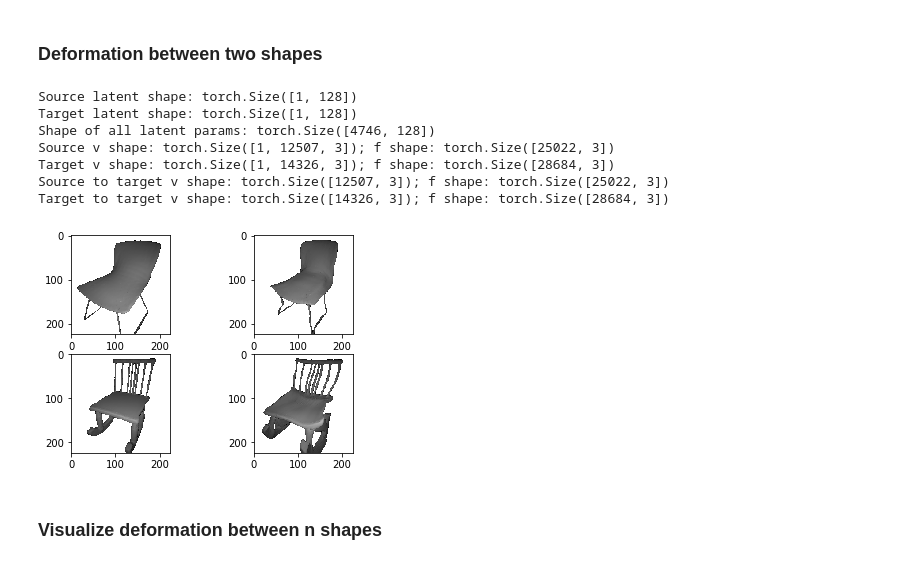
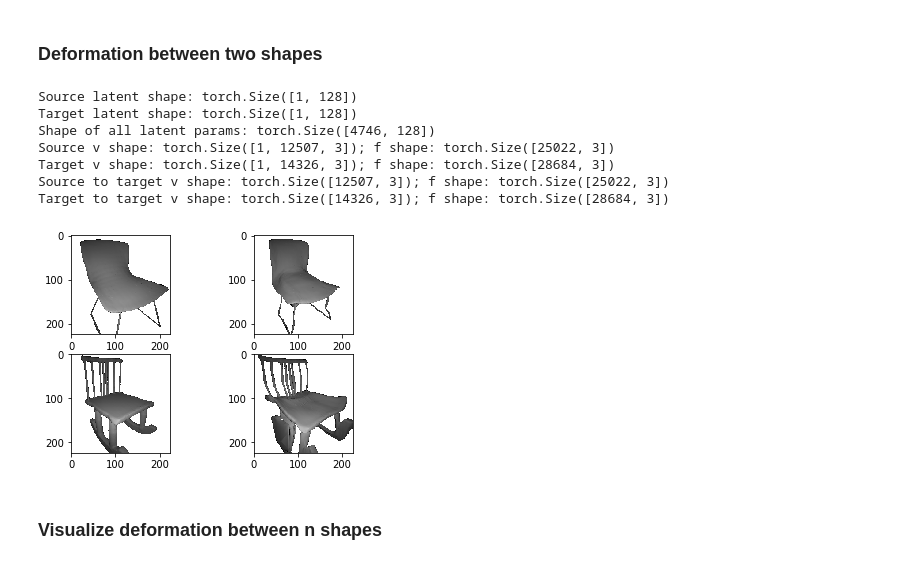
Before and after one commit to maxjiang93/ShapeFlow, a Jupyter notebook: visualize_deformer.ipynb, the cells around one changed output. Saved outputs shown, nothing was run; the diff lists cells and outputs as text; code cells hidden in the pictures.

```diff
--- a/visualize_deformer.ipynb
+++ b/visualize_deformer.ipynb
@@ -21,7 +21,7 @@ from deepdeform.layers.deformation_layer import NeuralFlowDeformer
 # run_dir = "runs/symm_lat256_nosign_b32"  # "runs/pretrained_ckpt"
 run_dir = "runs/pretrained_symm128"
 checkpoint = "checkpoint_latest.pth.tar_deepdeform_100.pth.tar"  # "checkpoint_latest.pth.tar_deepdeform_034.pth.tar" #  "checkpoint_latest.pth.tar_deepdeform_100.pth.tar"
-device = torch.device("cuda")
+device = torch.device("cuda:1")
 # %% [markdown]
 ### Setup
 # %%
@@ -69,16 +66,16 @@ print(val_.detach().cpu().numpy())
 # %%
-# plot vector field
-lat = torch.randn(1, args.lat_dims).to(device)
-deformer.net.update_latents(torch.stack([lat, lat+0.01], dim=1))
+# # plot vector field
+# lat = torch.randn(1, args.lat_dims).to(device)
+# deformer.net.update_latents(torch.stack([lat, lat+0.01], dim=1))
 
-# query location
-xyz = torch.stack(torch.meshgrid(torch.linspace(-.5, .5, 11),
-                                 torch.linspace(-.5, .5, 11),
-                                 torch.linspace(-.5, .5, 11)), dim=-1).reshape([1, -1, 3])
-vel = deformer.net(torch.tensor([.5]).to(device), xyz.to(device))
-vel = vel.reshape([11, 11, 11, 3]).detach().cpu().numpy()
-xyz = xyz.detach().cpu().numpy()
-xyz = xyz.reshape([11, 11, 11, 3])
+# # query location
+# xyz = torch.stack(torch.meshgrid(torch.linspace(-.5, .5, 11),
+#                                  torch.linspace(-.5, .5, 11),
+#                                  torch.linspace(-.5, .5, 11)), dim=-1).reshape([1, -1, 3])
+# vel = deformer.net(torch.tensor([.5]).to(device), xyz.to(device))
+# vel = vel.reshape([11, 11, 11, 3]).detach().cpu().numpy()
+# xyz = xyz.detach().cpu().numpy()
+# xyz = xyz.reshape([11, 11, 11, 3])
 
-x, y, z = xyz[..., 0], xyz[..., 1], xyz[..., 2]
-u, v, w = vel[..., 0], vel[..., 1], vel[..., 2]
+# x, y, z = xyz[..., 0], xyz[..., 1], xyz[..., 2]
+# u, v, w = vel[..., 0], vel[..., 1], vel[..., 2]
@@ -106,5 +94,11 @@ plt.show()
 # %% [markdown]
 ### Deformation between two shapes
+# %%
+# Rendering view point
+eye_1 = [.8, .4, .5]
+eye_2 = [.3, .4, .9]
+center = [0, 0, 0]
+up = [0, 1, 0]
 # %%
 # pick source and target (between 0 and 4745)
 source_idx = 0
@@ -140,38 +134,40 @@ with torch.no_grad():  # no need grad for inference
     v_tar_to_src = deformer(v_target, lat_path(target_latent, source_latent))[0]  # target to source
 print(f"Source to target v shape: {v_src_to_tar.shape}; f shape: {f_source.shape}")
 print(f"Target to target v shape: {v_tar_to_src.shape}; f shape: {f_target.shape}")
 
 
 # convert to numpy
 v_src_to_tar = v_src_to_tar.detach().cpu().numpy()
 v_tar_to_src = v_tar_to_src.detach().cpu().numpy()
 v_src = v_source[0].detach().cpu().numpy()
 v_tar = v_target[0].detach().cpu().numpy()
 f_src = f_source.detach().cpu().numpy()
 f_tar = f_target.detach().cpu().numpy()
 
 # render and visualize
-img_src, _ = render.render_vf(v_src, f_src, color=[1.,1.,1.], res=(224,224))
-img_tar, _ = render.render_vf(v_tar, f_tar, color=[1.,1.,1.], res=(224,224))
-img_src_to_tar, _ = render.render_vf(v_src_to_tar, f_src, color=[1.,1.,1.], res=(224,224))
-img_tar_to_src, _ = render.render_vf(v_tar_to_src, f_tar, color=[1.,1.,1.], res=(224,224))
+img_src, _, _, _ = render.render_trimesh(trimesh.Trimesh(v_src, f_src), eye_1, center, up, res=(224,224))
+img_tar, _, _, _ = render.render_trimesh(trimesh.Trimesh(v_tar, f_tar), eye_1, center, up, res=(224,224))
+img_src_to_tar, _, _, _ = render.render_trimesh(trimesh.Trimesh(v_src_to_tar, f_src),
+                                                eye_1, center, up, res=(224,224))
+img_tar_to_src, _, _, _ = render.render_trimesh(trimesh.Trimesh(v_tar_to_src, f_tar),
+                                                eye_1, center, up, res=(224,224))
 
 # plot renderings
 fig, axes = plt.subplots(ncols=2, nrows=2)
 axes[0, 0].imshow(img_src)
 axes[1, 0].imshow(img_tar)
 axes[0, 1].imshow(img_src_to_tar)
 axes[1, 1].imshow(img_tar_to_src)
 plt.show()
 # %% [output]
 Source latent shape: torch.Size([1, 128])
 Target latent shape: torch.Size([1, 128])
 Shape of all latent params: torch.Size([4746, 128])
 Source v shape: torch.Size([1, 12507, 3]); f shape: torch.Size([25022, 3])
 Target v shape: torch.Size([1, 14326, 3]); f shape: torch.Size([28684, 3])
 Source to target v shape: torch.Size([12507, 3]); f shape: torch.Size([25022, 3])
 Target to target v shape: torch.Size([14326, 3]); f shape: torch.Size([28684, 3])
-[figure, old version]
+[figure, new version]
 # %% [markdown]
 ### Visualize deformation between n shapes
 # %%
```
Also changed, not shown: parts of 11 cells of this notebook, 6 other files.
